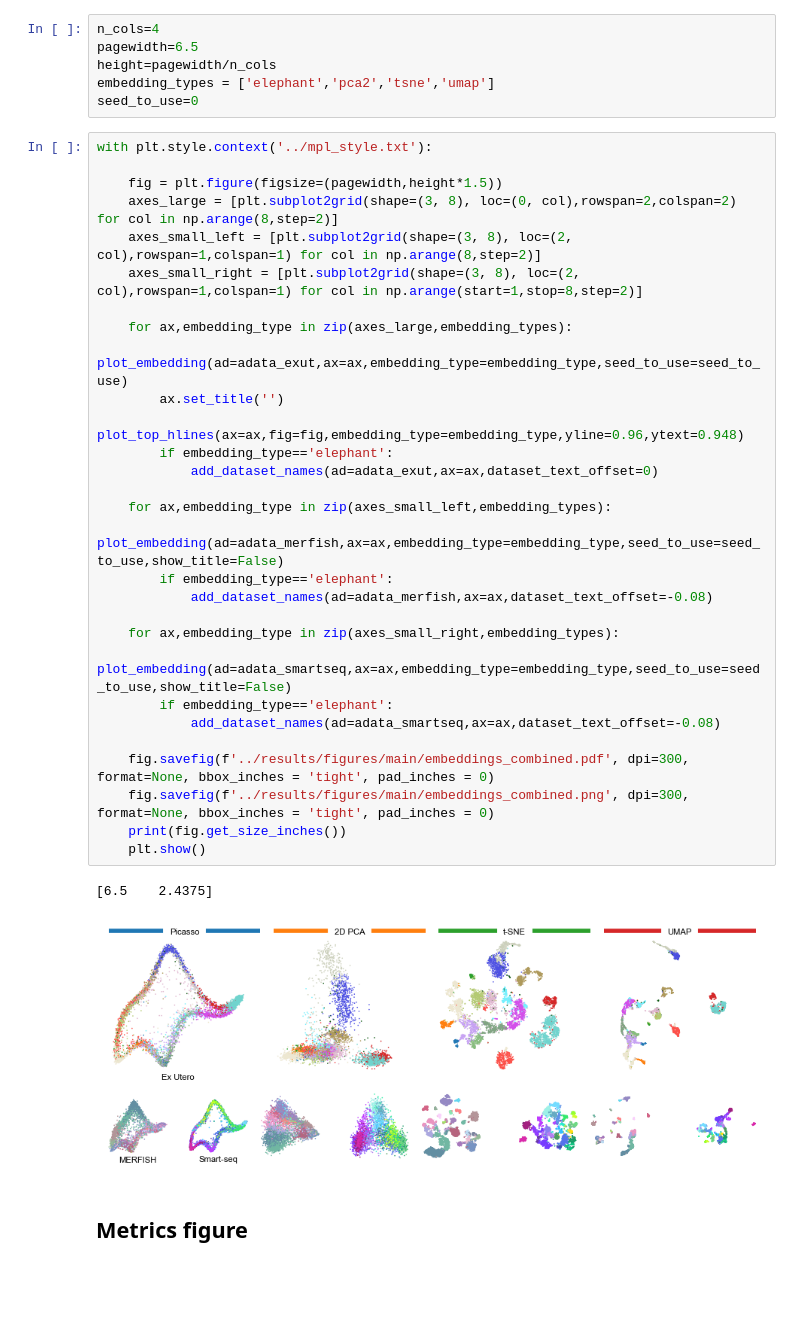
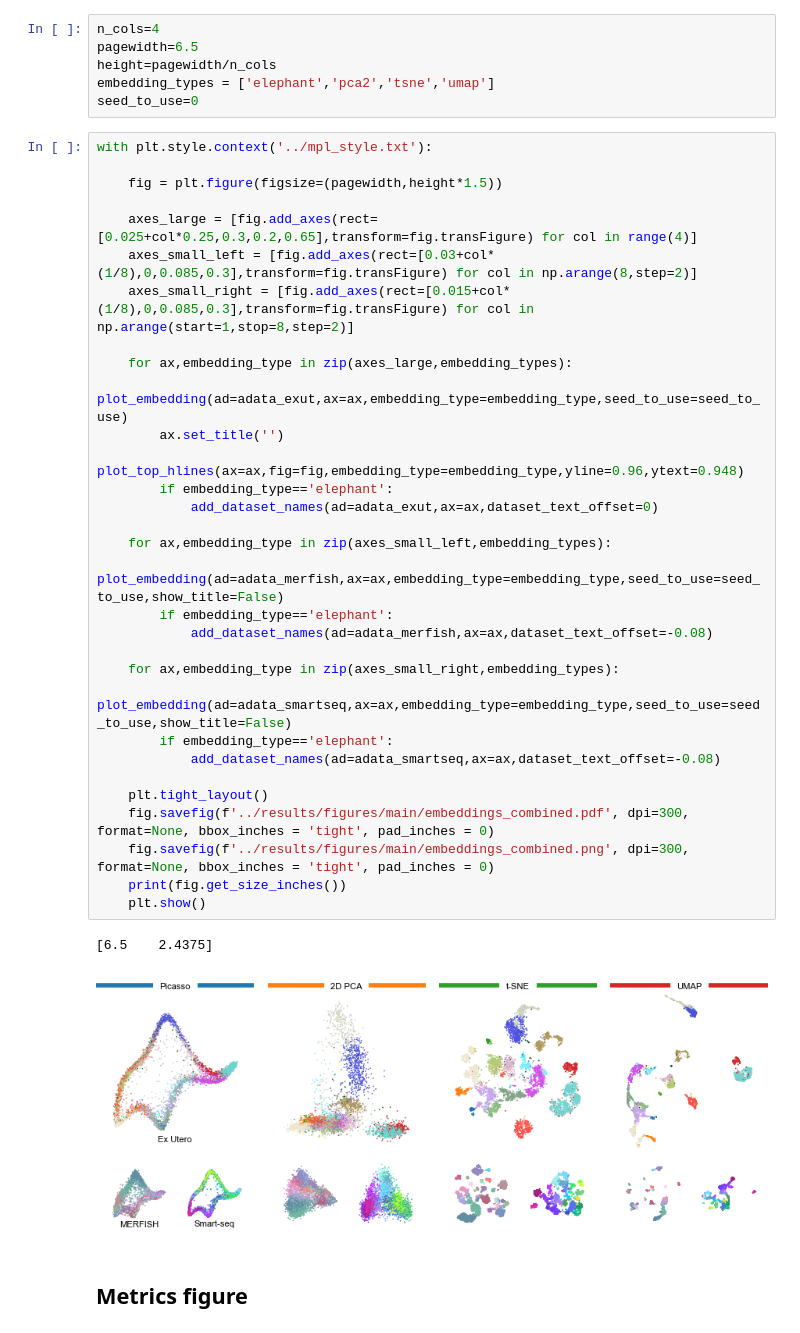
Before and after one commit to berenslab/elephant-in-the-room, a Jupyter notebook: scripts/05_plot.ipynb, the cells around one changed output. Drawn from its saved outputs; the diff is of its cells as text; blank space fills up the shorter version.

```diff
--- a/scripts/05_plot.ipynb
+++ b/scripts/05_plot.ipynb
@@ -64,35 +64,37 @@ seed_to_use=0
 # %%
 with plt.style.context('../mpl_style.txt'):
 
     fig = plt.figure(figsize=(pagewidth,height*1.5))
-    axes_large = [plt.subplot2grid(shape=(3, 8), loc=(0, col),rowspan=2,colspan=2) for col in np.arange(8,step=2)]
-    axes_small_left = [plt.subplot2grid(shape=(3, 8), loc=(2, col),rowspan=1,colspan=1) for col in np.arange(8,step=2)]
-    axes_small_right = [plt.subplot2grid(shape=(3, 8), loc=(2, col),rowspan=1,colspan=1) for col in np.arange(start=1,stop=8,step=2)]
+
+    axes_large = [fig.add_axes(rect=[0.025+col*0.25,0.3,0.2,0.65],transform=fig.transFigure) for col in range(4)]
+    axes_small_left = [fig.add_axes(rect=[0.03+col*(1/8),0,0.085,0.3],transform=fig.transFigure) for col in np.arange(8,step=2)]
+    axes_small_right = [fig.add_axes(rect=[0.015+col*(1/8),0,0.085,0.3],transform=fig.transFigure) for col in np.arange(start=1,stop=8,step=2)]
 
     for ax,embedding_type in zip(axes_large,embedding_types):
         plot_embedding(ad=adata_exut,ax=ax,embedding_type=embedding_type,seed_to_use=seed_to_use)
         ax.set_title('')
         plot_top_hlines(ax=ax,fig=fig,embedding_type=embedding_type,yline=0.96,ytext=0.948)
         if embedding_type=='elephant':
             add_dataset_names(ad=adata_exut,ax=ax,dataset_text_offset=0)
 
     for ax,embedding_type in zip(axes_small_left,embedding_types):
         plot_embedding(ad=adata_merfish,ax=ax,embedding_type=embedding_type,seed_to_use=seed_to_use,show_title=False)
         if embedding_type=='elephant':
             add_dataset_names(ad=adata_merfish,ax=ax,dataset_text_offset=-0.08)
 
     for ax,embedding_type in zip(axes_small_right,embedding_types):
         plot_embedding(ad=adata_smartseq,ax=ax,embedding_type=embedding_type,seed_to_use=seed_to_use,show_title=False)
         if embedding_type=='elephant':
             add_dataset_names(ad=adata_smartseq,ax=ax,dataset_text_offset=-0.08)
 
+    plt.tight_layout()
     fig.savefig(f'../results/figures/main/embeddings_combined.pdf', dpi=300, format=None, bbox_inches = 'tight', pad_inches = 0)
     fig.savefig(f'../results/figures/main/embeddings_combined.png', dpi=300, format=None, bbox_inches = 'tight', pad_inches = 0)
     print(fig.get_size_inches())
     plt.show()
 # %% [output]
 [6.5    2.4375]
-[figure, old version]
+[figure, new version]
 # %% [markdown]
 ## Metrics figure
 # %%
```
Also changed, not shown: 2 other files.
